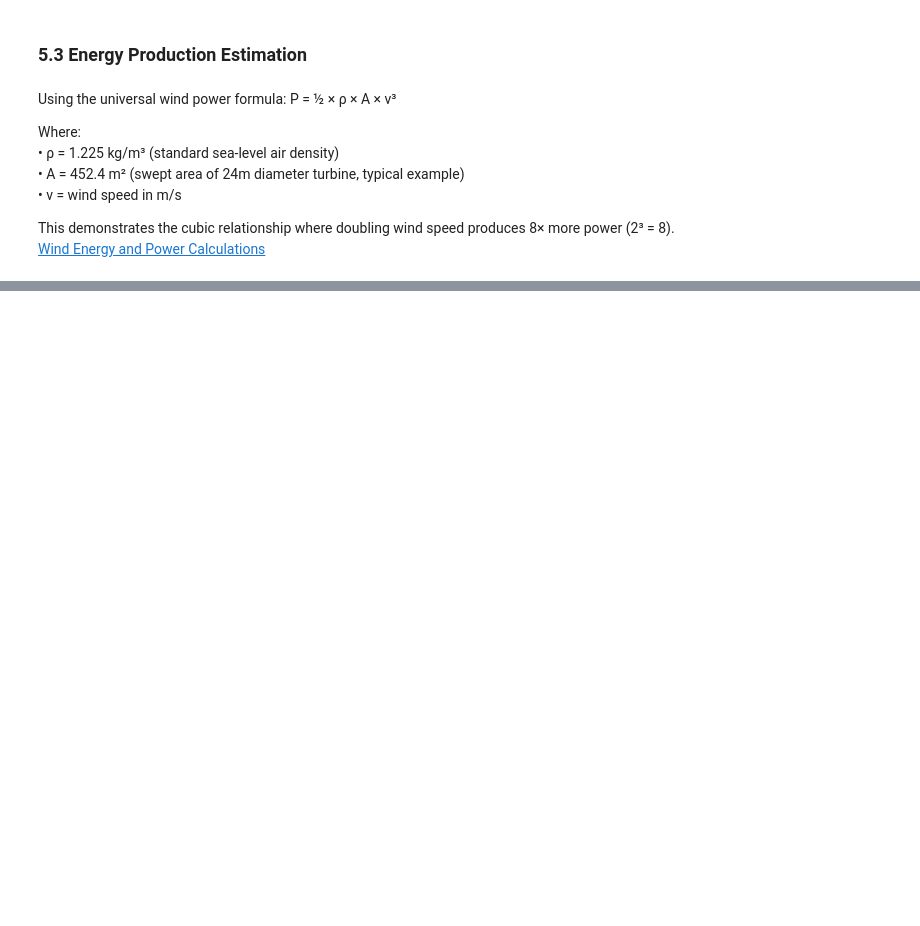
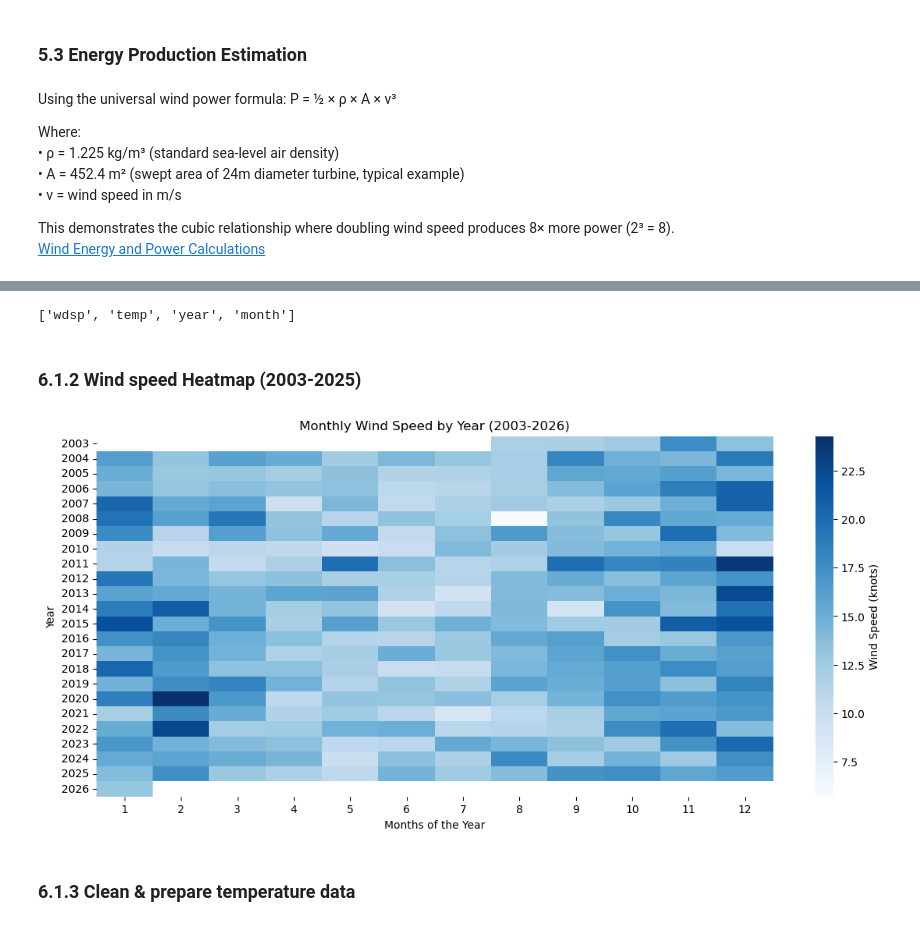
Before and after one commit to Maroua-El-Imame/programming-for-data-analytics, a Jupyter notebook: project/windspeed_analysis_project.ipynb, the cells around one changed output, grey strips where cells are left out. Drawn from its saved outputs; the diff is of its cells as text; code cells hidden in the pictures; blank space fills up the shorter version.

```diff
--- a/project/windspeed_analysis_project.ipynb
+++ b/project/windspeed_analysis_project.ipynb
@@ -1021,0 +1231,36 @@ This demonstrates the cubic relationship where doubling wind speed produces 8×
+# %%
+# create Heatmap df with Years and Months
+heatmap_df = macehead_df[['wdsp', 'temp']].copy()
+heatmap_df['year'] = heatmap_df.index.year
+heatmap_df['month'] = heatmap_df.index.month
+
+heatmap_df.columns.tolist()
+# %% [output]
+['wdsp', 'temp', 'year', 'month']
+# %% [markdown]
+### 6.1.2 **Wind speed** Heatmap (2003-2025)
+# %%
+# wind speed data for heatmap
+heatmap_wind_df = pd.DataFrame({'wdsp': m_mean_windspeed})
+heatmap_wind_df['year'] = heatmap_wind_df.index.year
+heatmap_wind_df['month'] = heatmap_wind_df.index.month
+
+# create pivot table: years as rows × months as columns using windspeed values
+wind_pivot = heatmap_wind_df.pivot_table(values='wdsp', index='year',columns='month',   aggfunc='mean')
+
+# 3. Plot BLUE heatmap
+plt.figure(figsize=(14, 6))
+sns.heatmap(wind_pivot,
+           cmap='Blues',  # Blue colors for wind
+           cbar_kws={'label': 'Wind Speed (knots)'})
+
+plt.title('Monthly Wind Speed by Year (2003-2026)')
+plt.xlabel('Months of the Year')
+plt.ylabel('Year')
+plt.show()
+
+# https://stackoverflow.com/questions/67843385/building-heatmap-with-two-separate-series-having-year-and-month-information
+# %% [output]
+[figure, added]
+# %% [markdown]
+### 6.1.3 Clean & prepare temperature data
```
Also changed, not shown: parts of 58 cells of this notebook.
